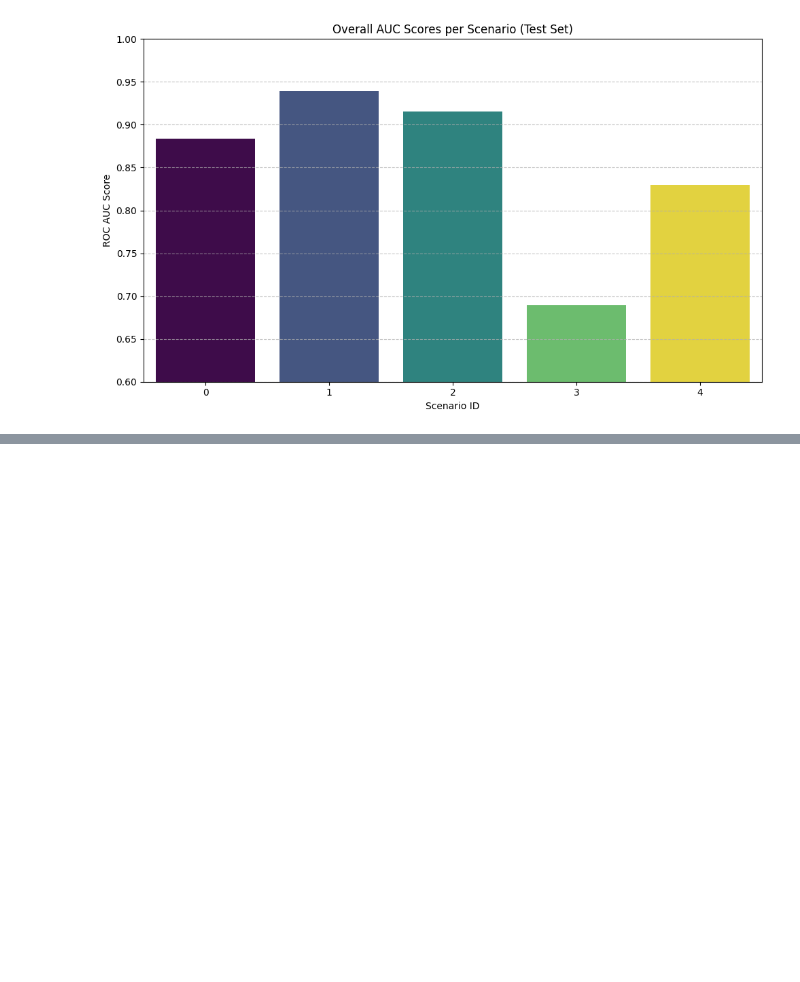
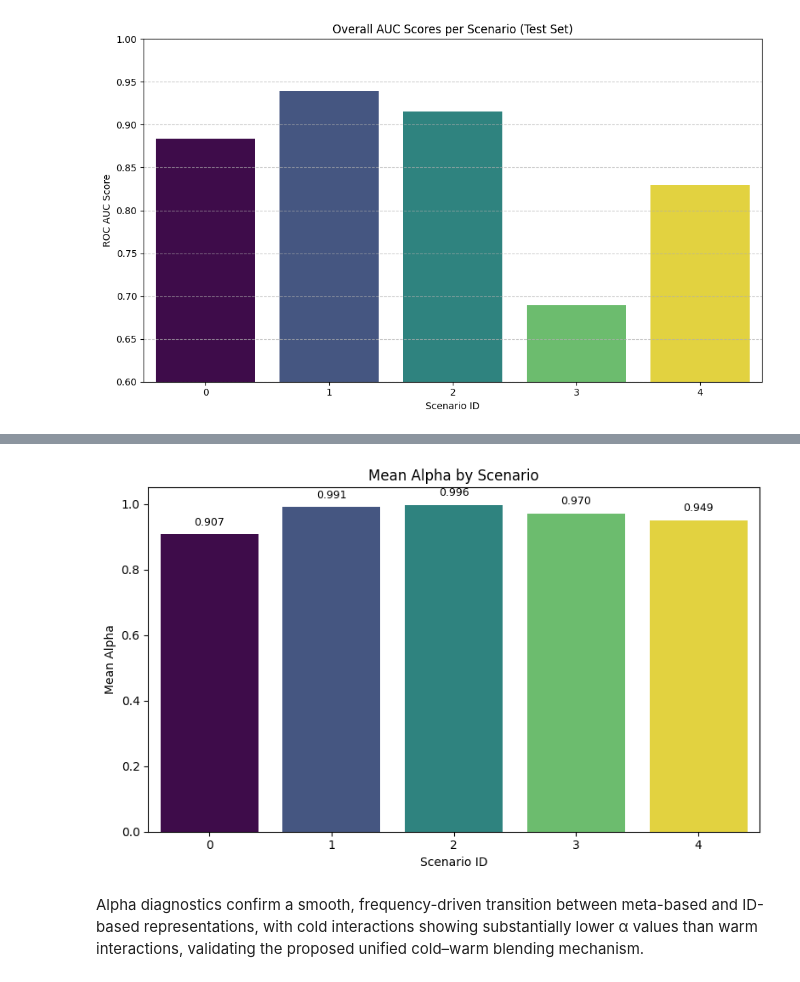
Before and after one commit to sheebaboy33/ColdFusionX, a Jupyter notebook: notebooks/09_evaluation.ipynb, the cells around one changed output, grey strips where cells are left out. Cells and saved outputs as stored; diff of their text form; code cells hidden in the pictures; blank space fills up the shorter version.

```diff
--- a/notebooks/09_evaluation.ipynb
+++ b/notebooks/09_evaluation.ipynb
@@ -1572,0 +1633,26 @@ plt.show()
+# %%
+# Alpha by scenario
+unique_scenes = np.sort(np.unique(scene_idx))
+alpha_scene_means = []
+
+for s in unique_scenes:
+    alpha_scene_means.append(alpha[scene_idx == s].mean())
+# %%
+# Plotting Mean Alpha values by scenario
+plt.figure(figsize=(8, 5))
+sns.barplot(x=unique_scenes, y=alpha_scene_means, hue=unique_scenes, palette='viridis', legend=False)
+plt.xlabel("Scenario ID")
+plt.ylabel("Mean Alpha")
+plt.title("Mean Alpha by Scenario")
+plt.ylim(0, 1.05) # Adjust y-limit to accommodate annotations
+
+# Add value annotations on top of the bars
+for i, val in enumerate(alpha_scene_means):
+    plt.text(i, val + 0.02, f'{val:.3f}', ha='center', va='bottom', fontsize=9)
+
+plt.tight_layout()
+plt.show()
+# %% [output]
+[figure, added]
+# %% [markdown]
+Alpha diagnostics confirm a smooth, frequency-driven transition between meta-based and ID-based representations, with cold interactions showing substantially lower α values than warm interactions, validating the proposed unified cold–warm blending mechanism.
```
Also changed, not shown: parts of 15 cells of this notebook.
